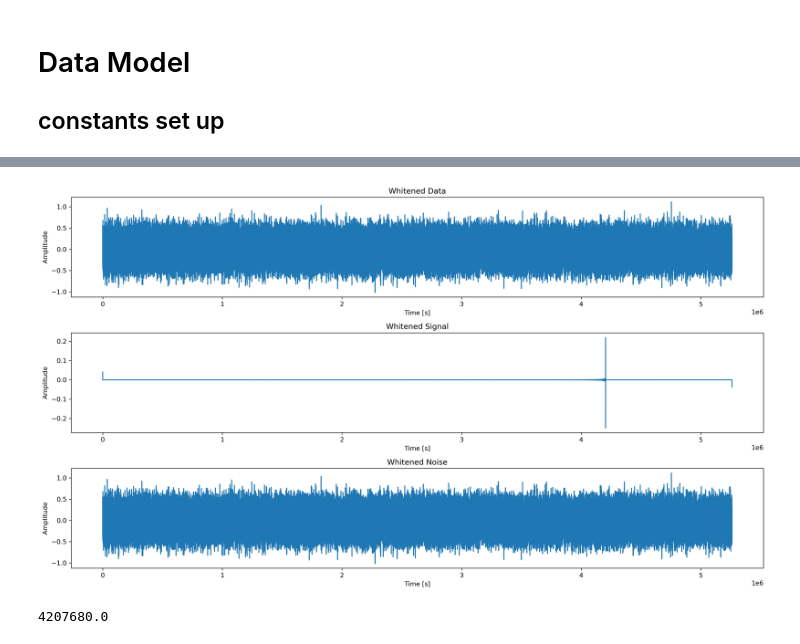
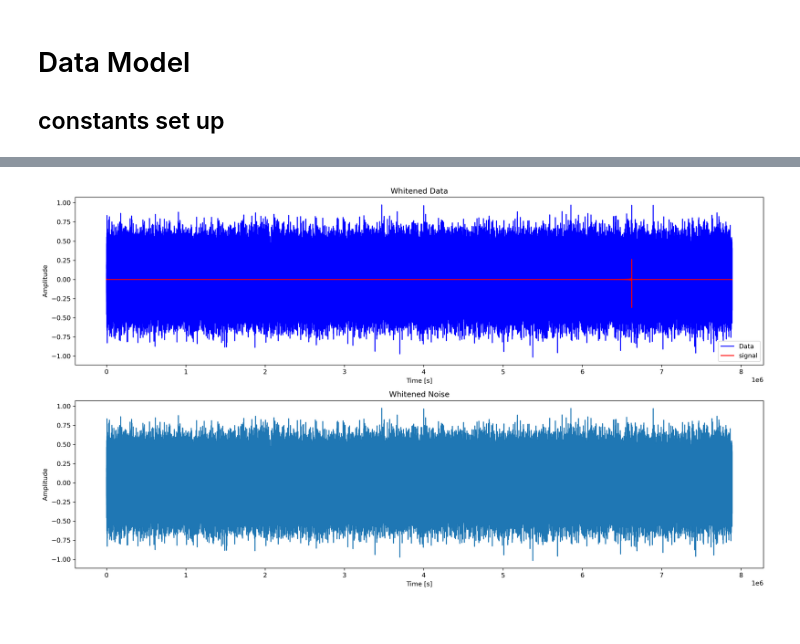
Before and after one commit to QYQSDTC/DNN_for_GW_Parameter_Space_Estimation, a Jupyter notebook: LISA-TQ-Waveforms.ipynb, the cells around one changed output, grey strips where cells are left out. Cells and saved outputs as stored; diff of their text form; code cells hidden in the pictures.

```diff
--- a/LISA-TQ-Waveforms.ipynb
+++ b/LISA-TQ-Waveforms.ipynb
@@ -88,8 +142,8 @@ def ht_respon_LISA(t, tc, phic, mc, eta, dl, thetaS, phiS, iota, psi):
              +(np.cos(iota))**2*(Fcros_LISA)**2)
 
     #"""1st MI polarization phase for TianQin"""
-    phip_LISA = -np.arctan(2*np.cos(iota)*Fcros_LISA/((1+(np.cos(iota))**2)*Fplus_LISA))
-
+    # phip_LISA = -np.arctan(2*np.cos(iota)*Fcros_LISA/((1+(np.cos(iota))**2)*Fplus_LISA))
+    phip_LISA = np.arctan2(2*np.cos(iota)*Fcros_LISA, (1+(np.cos(iota))**2)*Fplus_LISA)
     #"""non-precesnp.np.sing spinning PN correction to the GW phase"""
     THETA = eta*(tc-t)/(5*mc/eta**(3./5))
     PSI_PN = phic-THETA**(5./8)/eta *(1 \
@@ -174,7 +228,7 @@ def SNR(data, T, fs, detector='LISA'):
 # %%
 YearInS  = (1 * u.yr).to(u.s).value  # one year in [s]
 fs = 0.05 # sampling frequency
-T = int(1/6*YearInS) # Total time
+T = int(1/4*YearInS) # Total time
 N = int(T*fs) # Number of data length
 t = np.linspace(0,T,N) # time vector
 # calculate f
@@ -248,11 +300,11 @@ OrbitRadiusInS = 1e8 /const.c.value    # 1e5 km
 MearthInS      = const.M_earth.value*const.G.value/const.c.value**3
 OrbitPeriodInS = 2*np.pi*np.sqrt(OrbitRadiusInS**3/MearthInS)
 AUInS   = const.au.value/const.c.value  # AU in [s]
-Tc     = 0.8*T    # chirp time
+Tc     = 0.21*YearInS    # chirp time
 
-Phic   = 0.954      # chirp phase
-ThetaS = 1.325      # sky location
-PhiS   = 2.04       # sky location
+Phic   = 0.954                   # chirp phase
+ThetaS = 1.3721760021930938      # sky location
+PhiS   = 0.980294029274052       # sky location
 Iota   = 1.02
 Psi    = 0.658
 # ThetaS = np.arccos(np.random.uniform(-1,1))
@@ -288,22 +340,23 @@ psi_true    = Psi
 
 
 h_t = ht_model(t, tc_true, phic_true, mc_true, eta_true, dl_true, thetas_true, phis_true, iota_true, psi_true)
+_,phip_lisa = ht_respon_LISA_tmp(t,tc_true,phic_true,mc_true,eta_true,dl_true,thetas_true,phis_true,iota_true,psi_true)
 Data = h_t + noise
 
 snr_lisa = SNR(data=h_t, T=T, fs=fs, detector='LISA')
 
 plt.figure(figsize=(16,9),dpi=500)
-plt.subplot(1,2,1)
+plt.subplot(2,1,1)
 plt.plot(t,h_t, color='r')
 plt.title('Signal model, SNR = ' + str(snr_lisa))
 plt.xlabel('Time [s]')
 plt.ylabel('Signal h(t)')
-plt.subplot(1,2,2)
+plt.subplot(2,1,2)
 plt.plot(t,Data,color='y')
 plt.plot(t,h_t, color='r')
 plt.title('Data model')
 plt.xlabel('Time [s]')
 plt.ylabel('Data d(t)')
 plt.tight_layout()
-plt.savefig('data-model' + str(fs) + str(snr_lisa) + '.png', dpi=300)
+plt.savefig(f'data-model-fs-{fs}-SNR-{snr_lisa:.2f}.png', dpi=300)
 # %% [output]
@@ -378,28 +441,21 @@ white_Noise[0] = 0
 # white_Noise[-1] = 0
 White_Noise_t = np.real(np.fft.ifft(white_Noise))
 # %%
-fig,axs = plt.subplots(3, 1, figsize=(16,9),dpi=300)
+fig,axs = plt.subplots(2, 1, figsize=(16,9),dpi=300)
 
-axs[0].plot(t, White_Data_t)
+axs[0].plot(t, White_Data_t, color='blue', label='Data')
+axs[0].plot(t, White_h_t, color = 'red', label='signal')
 axs[0].set_title('Whitened Data')
 axs[0].set_xlabel('Time [s]')
 axs[0].set_ylabel('Amplitude')
+axs[0].legend()
 
-axs[2].plot(t, White_Noise_t)
-axs[2].set_title('Whitened Noise')
-axs[2].set_xlabel('Time [s]')
-axs[2].set_ylabel('Amplitude')
-
-axs[1].plot(t, White_h_t)
-axs[1].set_title('Whitened Signal')
+axs[1].plot(t, White_Noise_t)
+axs[1].set_title('Whitened Noise')
 axs[1].set_xlabel('Time [s]')
 axs[1].set_ylabel('Amplitude')
 
 plt.tight_layout()
-plt.savefig('whitened-data-noise-signal' + str(fs) + str(SNR) + '.png', dpi=300)
+plt.savefig(f'whitened-data-noise-signal-fs-{fs}-SNR-{snr_lisa:.2f}.png', dpi=300)
 # %% [output]
-[figure, old version]
+[figure, new version]
-# %%
-Tc
-# %% [output]
-4207680.0
```
Also changed, not shown: parts of 11 cells of this notebook, 3 other files.
